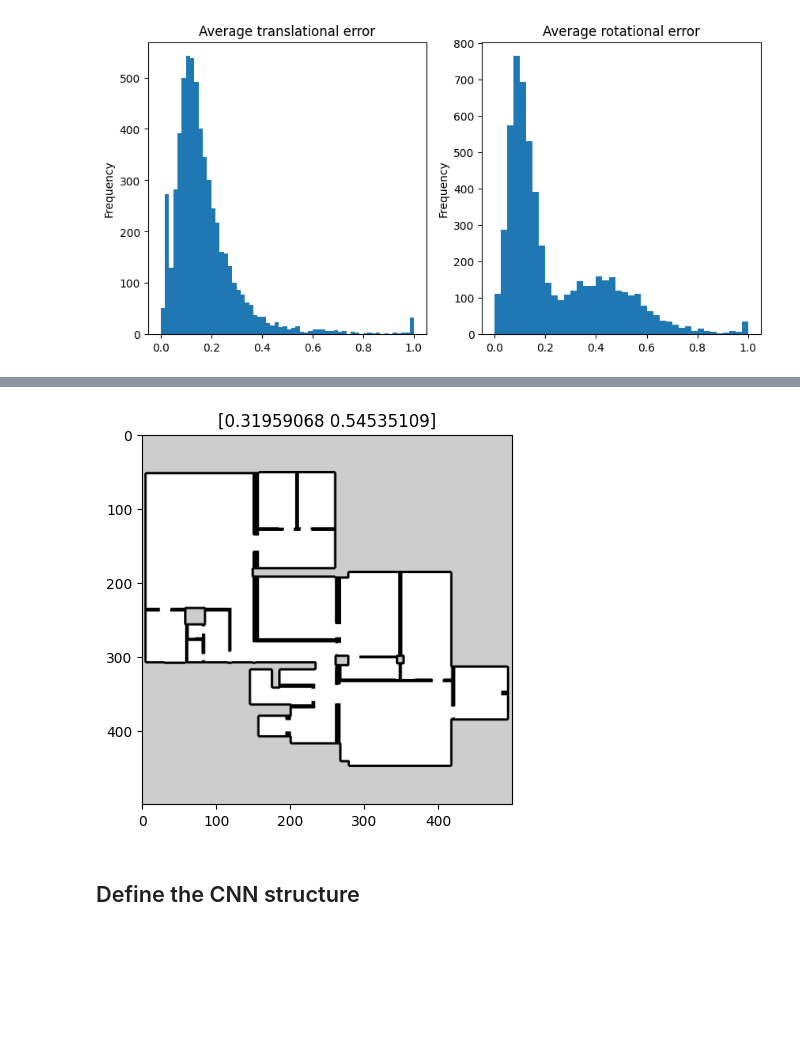
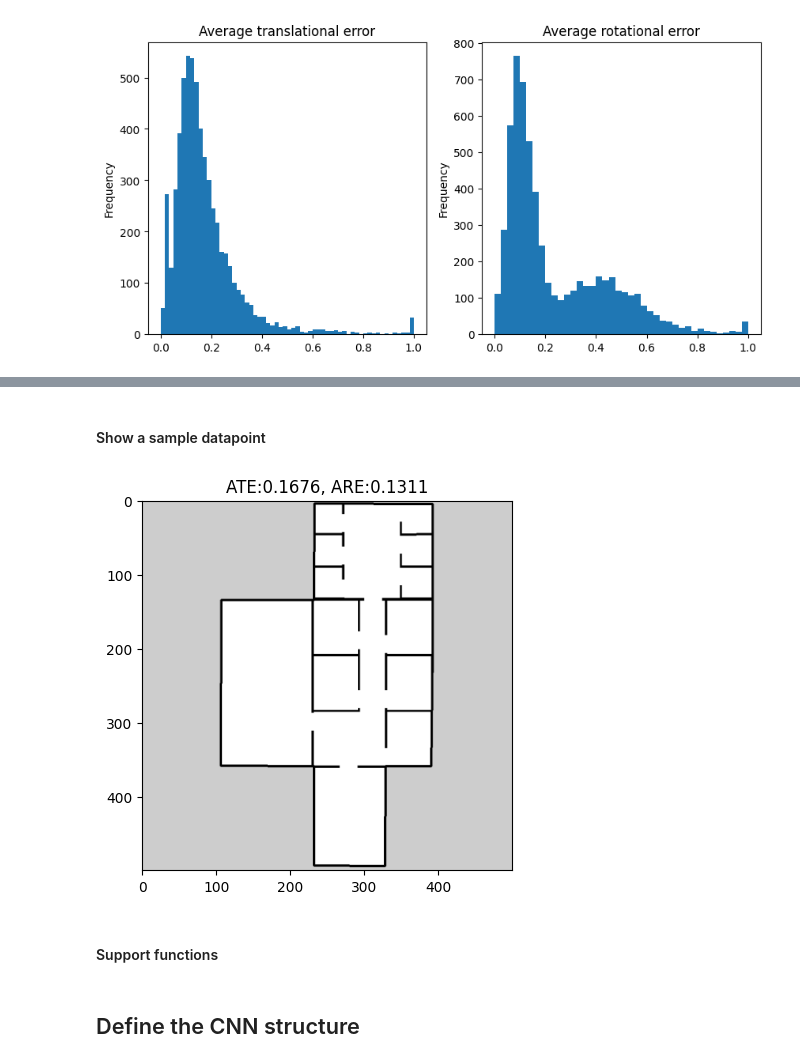
Before and after one commit to prina404/StatisticalMethodsProject, a Jupyter notebook: SLAM_CNN.ipynb, the cells around one changed output, grey strips where cells are left out. Cells and saved outputs as stored; diff of their text form; code cells hidden in the pictures; blank space fills up the shorter version.

```diff
--- a/SLAM_CNN.ipynb
+++ b/SLAM_CNN.ipynb
@@ -37,6 +37,7 @@ BATCH_SIZE = 64
 IM_SHAPE = (500, 500, 3)
 MAX_EPOCHS = 40
 MODEL_SELECTION_STEPS = 50
+USE_DATASETS_FROM_PAPER = False
 
 BACKBONE_MODEL = 'efficientnet'
 # %% [markdown]
@@ -114,4 +107,0 @@ id_test.env = id_test.env.apply(lambda x: f'data/img/{x}.png')
-# %%
-train_df= df[df['id'].isin(id_train.env)].drop_duplicates(subset='id')
-val_df= df[df['id'].isin(id_val.env)].drop_duplicates(subset='id')
-test_df= df[df['id'].isin(id_test.env)].drop_duplicates(subset='id')
@@ -121,3 +108,18 @@ test_df= df[df['id'].isin(id_test.env)].drop_duplicates(subset='id')
+# %%
+if USE_DATASETS_FROM_PAPER:
+    suffixes = ['train', 'val', 'test']
+    df_splits = []
+    for suff in suffixes:
+        temp_df = pd.read_csv(f'data/env_ids_{suff}.csv')
+        temp_df.env = temp_df.env.apply(lambda x: f'data/img/{x}.png')
+        temp_df = df[df['id'].isin(temp_df.env)].drop_duplicates(subset='id')
+        df_splits.append(temp_df)
+
+    train_df, val_df, test_df = df_splits
+
+else:
+    train_df, test_df = train_test_split(df, test_size=0.3, random_state=42)
+    val_df, test_df = train_test_split(test_df, test_size=0.5, random_state=42)
 # %%
 def load_image(id: tf.types.experimental):
     image = tf.io.read_file(id)
@@ -168,12 +162,16 @@ test_data = load_dataset(test_df)
+# %% [markdown]
+#### Show a sample datapoint
 # %%
 for r in val_data.take(1).as_numpy_iterator():
     r, l = r[0], r[1]
     plt.imshow(r[0][0], cmap='gray')
-    plt.title(f"label:{l[0]}")
+    plt.title(f"ATE:{l[0][0]:.4f}, ARE:{l[0][1]:.4f}")
     plt.show()
     break
 # %% [output]
-[figure, old version]
+[figure, new version]
+# %% [markdown]
+#### Support functions
 # %%
 def plot_history(hst: keras.callbacks.History):
     metrics = ["loss"]
```
Also changed, not shown: parts of 15 cells of this notebook.
